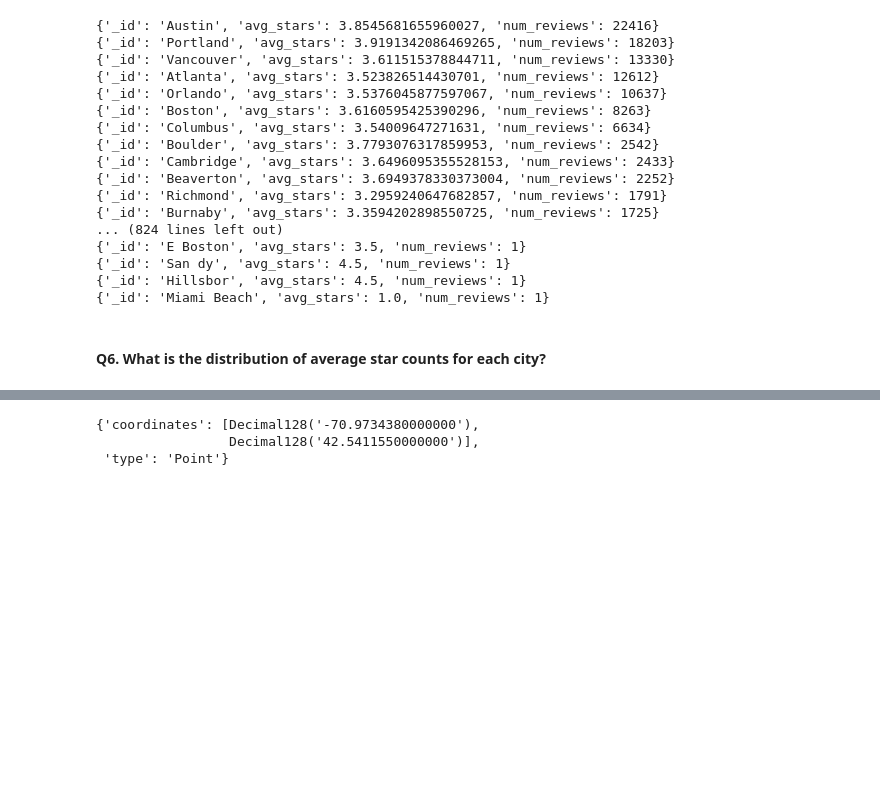
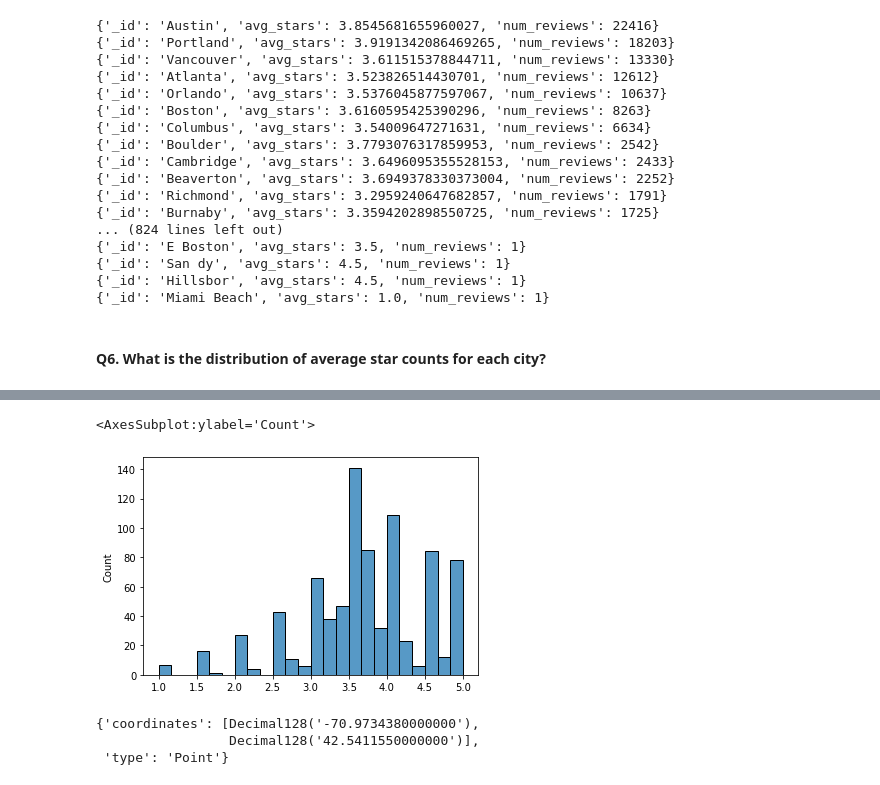
Before and after one commit to jjz17/Nobel-Prize-Mongo, a Jupyter notebook: explore.ipynb, the cells around one changed output, grey strips where cells are left out. Drawn from its saved outputs; the diff is of its cells as text; code cells hidden in the pictures; blank space fills up the shorter version.

Commit message:
Created PyMongo visualization

```diff
--- a/explore.ipynb
+++ b/explore.ipynb
@@ -185,0 +183,24 @@ for i in avg_stars_per_city_and_counts:
+# %%
+avg_stars_per_city = yelp_collection.aggregate(
+        [
+            {"$group" :
+                {"_id" : "$city",
+                    "avg_stars" : {"$avg" : "$stars"}
+                }
+            },
+
+            # {"$group" :
+            #     {"_id" : "$avg_stars",
+            #         "count" : {"$sum" : 1}
+            #     }
+            # },
+
+            # {'$sort' : {'num_reviews' : -1}}
+    ])
+
+avg_stars_list = list(avg_stars_per_city)
+
+for i in avg_stars_list:
+    pprint(i)
+
+len(avg_stars_list)
@@ -186,3 +226,20 @@ for i in avg_stars_per_city_and_counts:
+# %%
+# Process PyMongo output for data visualization
+
+avg_star_data = []
+
+for record in avg_stars_list:
+    # print(record['avg_stars'])
+    # print(type(record['avg_stars']))
+    avg_star_data.append(record['avg_stars'])
+
+len(avg_star_data)
+# avg_stars_per_city
+
+sns.histplot(x=avg_star_data)
+# %% [output]
+<AxesSubplot:ylabel='Count'>
+[figure, added]
 # %%
 pprint(yelp_collection.find_one({'name' : 'Mr G\'s Pizza & Subs'})['geoloc'])
 # %% [output]
```
Also changed, not shown: parts of 2 cells of this notebook.
